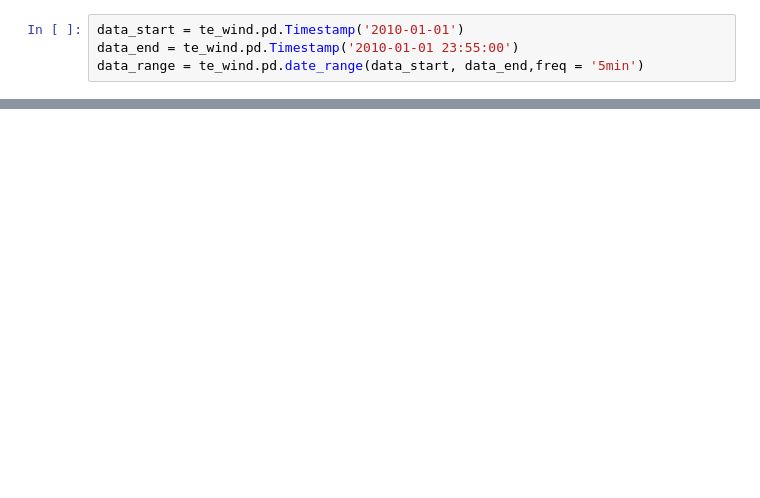
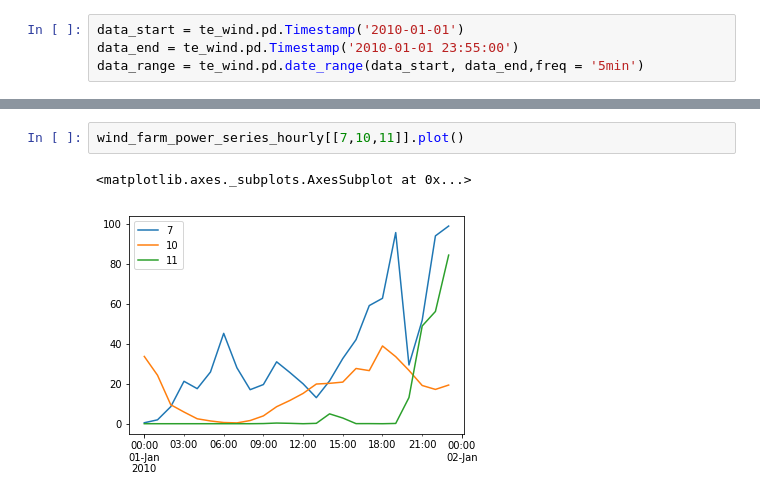
Before and after one commit to Breakthrough-Energy/PreREISE, a Jupyter notebook: prereise/gather/winddata/te_wind/demo/te_wind_demo.ipynb, the cells around one changed output, grey strips where cells are left out. Cells and saved outputs as stored; diff of their text form; blank space fills up the shorter version.

```diff
--- a/prereise/gather/winddata/te_wind/demo/te_wind_demo.ipynb
+++ b/prereise/gather/winddata/te_wind/demo/te_wind_demo.ipynb
@@ -23,0 +144,5 @@ data = te_wind.get_data_from_NREL_server(closest_NREL_siteID, data_range)
+# %%
+wind_farm_power_series_hourly[[7,10,11]].plot()
+# %% [output]
+<matplotlib.axes._subplots.AxesSubplot at 0x...>
+[figure, added]
```
Also changed, not shown: parts of 22 cells of this notebook, 1 other file.
